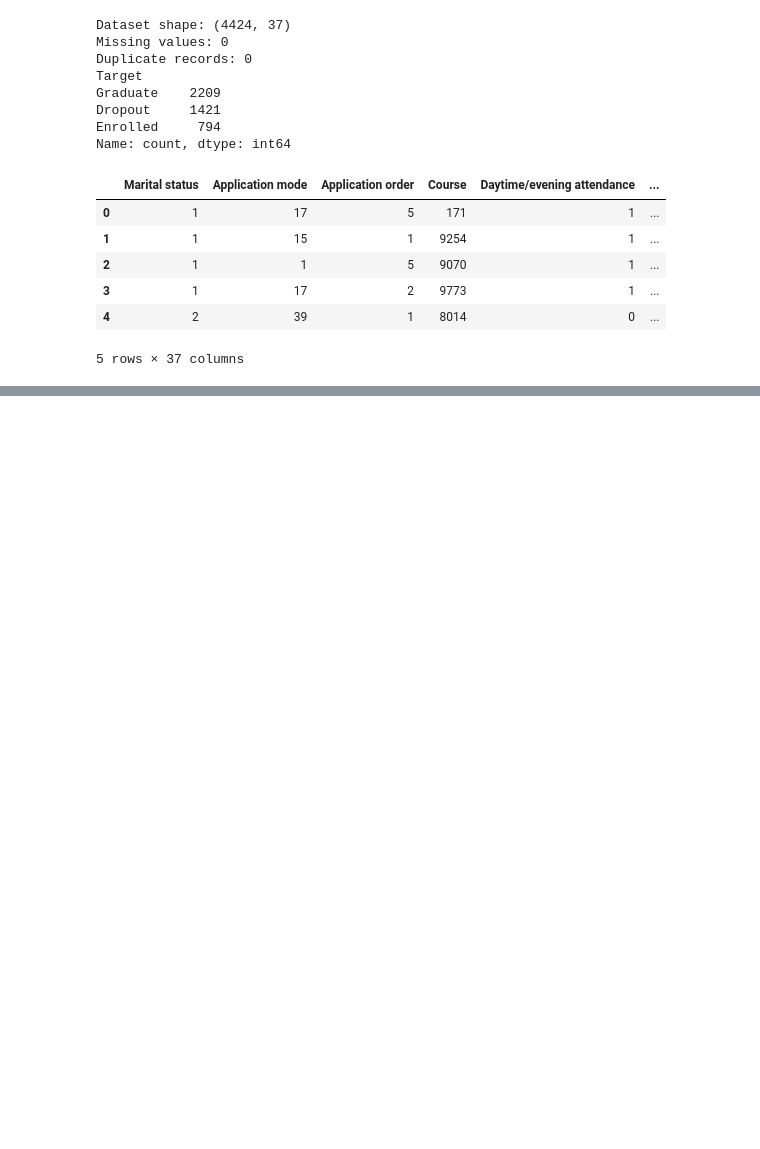
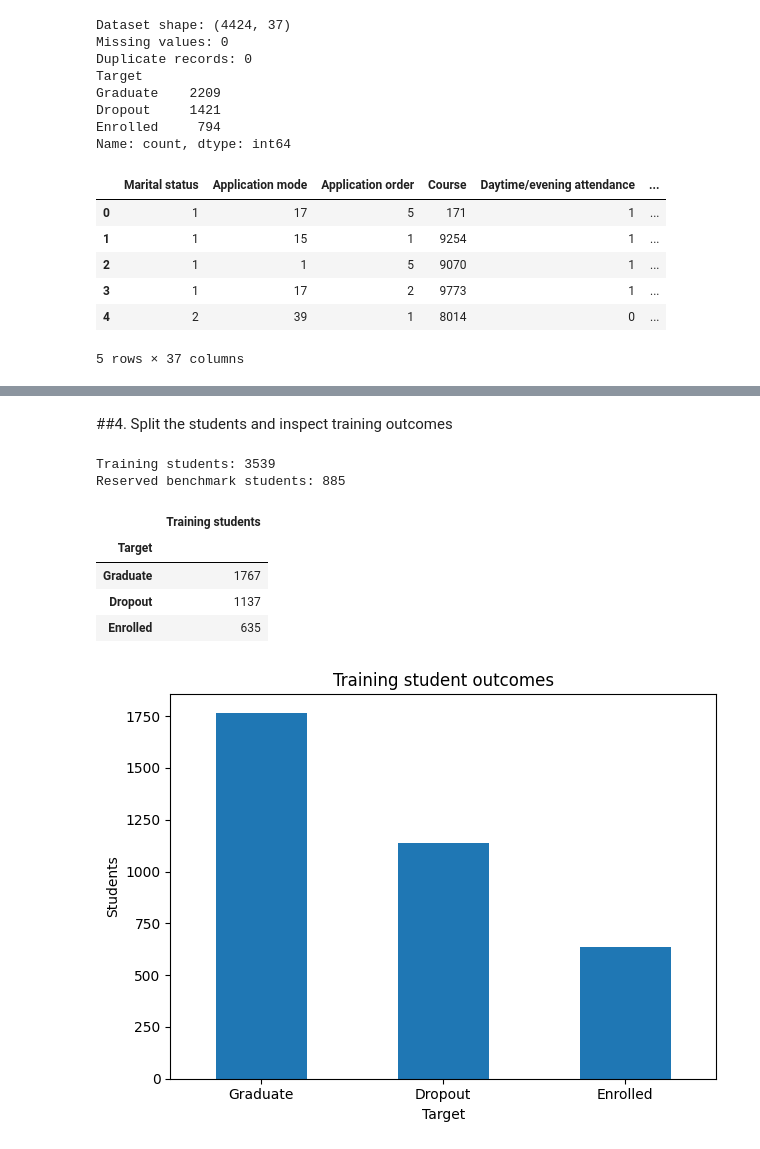
Before and after one commit to Ayesh2002/ml-student-dropout, a Jupyter notebook: 02_random_forest.ipynb, the cells around one changed output, grey strips where cells are left out. Saved outputs shown, nothing was run; the diff lists cells and outputs as text; code cells hidden in the pictures; blank space fills up the shorter version.

Commit message:
add stratified split and training data summary

```diff
--- a/02_random_forest.ipynb
+++ b/02_random_forest.ipynb
@@ -82,0 +128,40 @@ Name: count, dtype: int64
+# %% [markdown]
+##4. Split the students and inspect training outcomes
+# %%
+X_train, X_test, y_train, y_test = train_test_split(
+    X,
+    y,
+    test_size=0.20,
+    stratify=y,
+    random_state=SEED,
+)
+
+assert X_train.index.intersection(X_test.index).empty
+assert len(X_train) == 3539
+assert len(X_test) == 885
+
+print("Training students:", len(X_train))
+print("Reserved benchmark students:", len(X_test))
+
+display(
+    y_train.value_counts()
+    .rename("Training students")
+    .to_frame()
+)
+
+y_train.value_counts().plot.bar(
+    title="Training student outcomes",
+    rot=0,
+)
+plt.ylabel("Students")
+plt.tight_layout()
+plt.show()
+# %% [output]
+Training students: 3539
+Reserved benchmark students: 885
+|  | Training students |
+| Target |  |
+| Graduate | 1767 |
+| Dropout | 1137 |
+| Enrolled | 635 |
+[figure, added]
```
Also changed, not shown: parts of 2 cells of this notebook.
